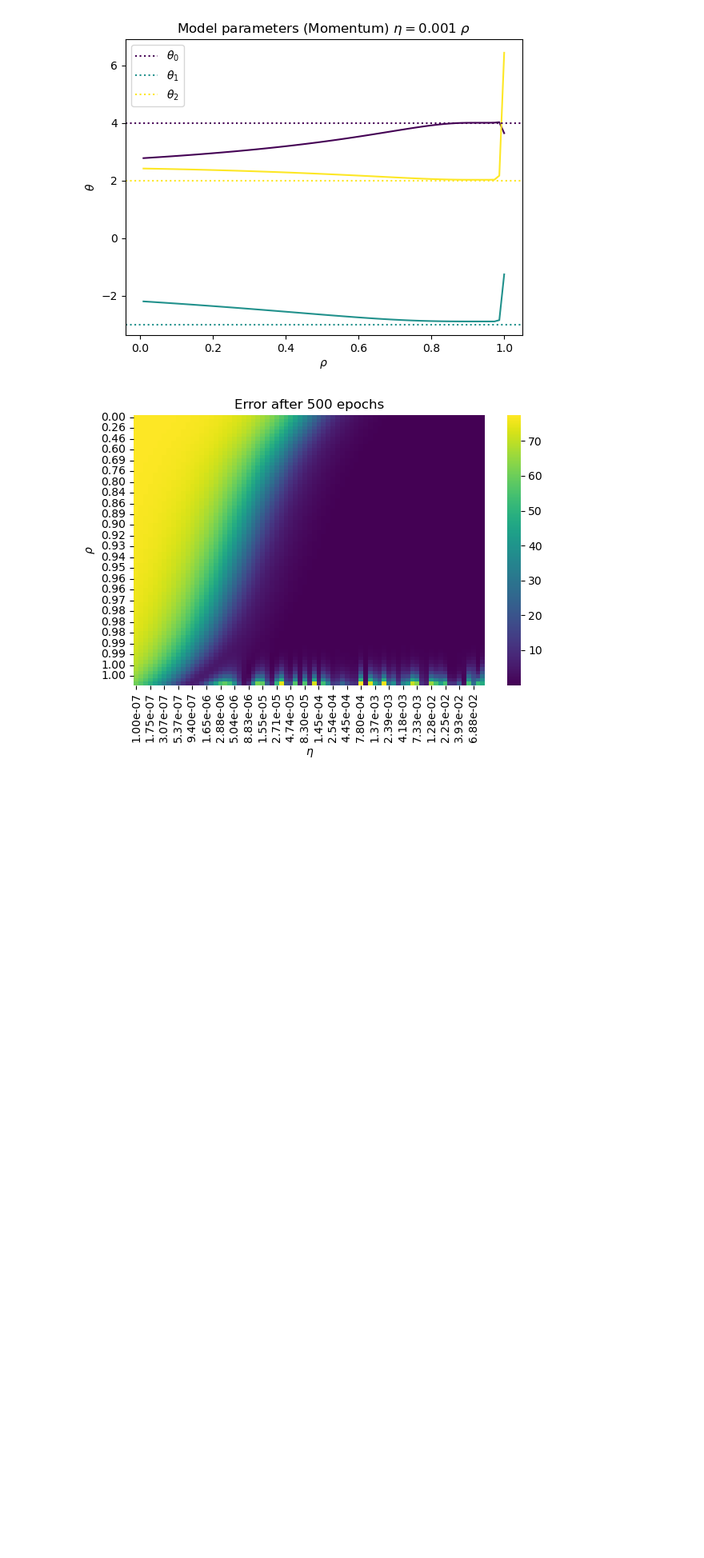
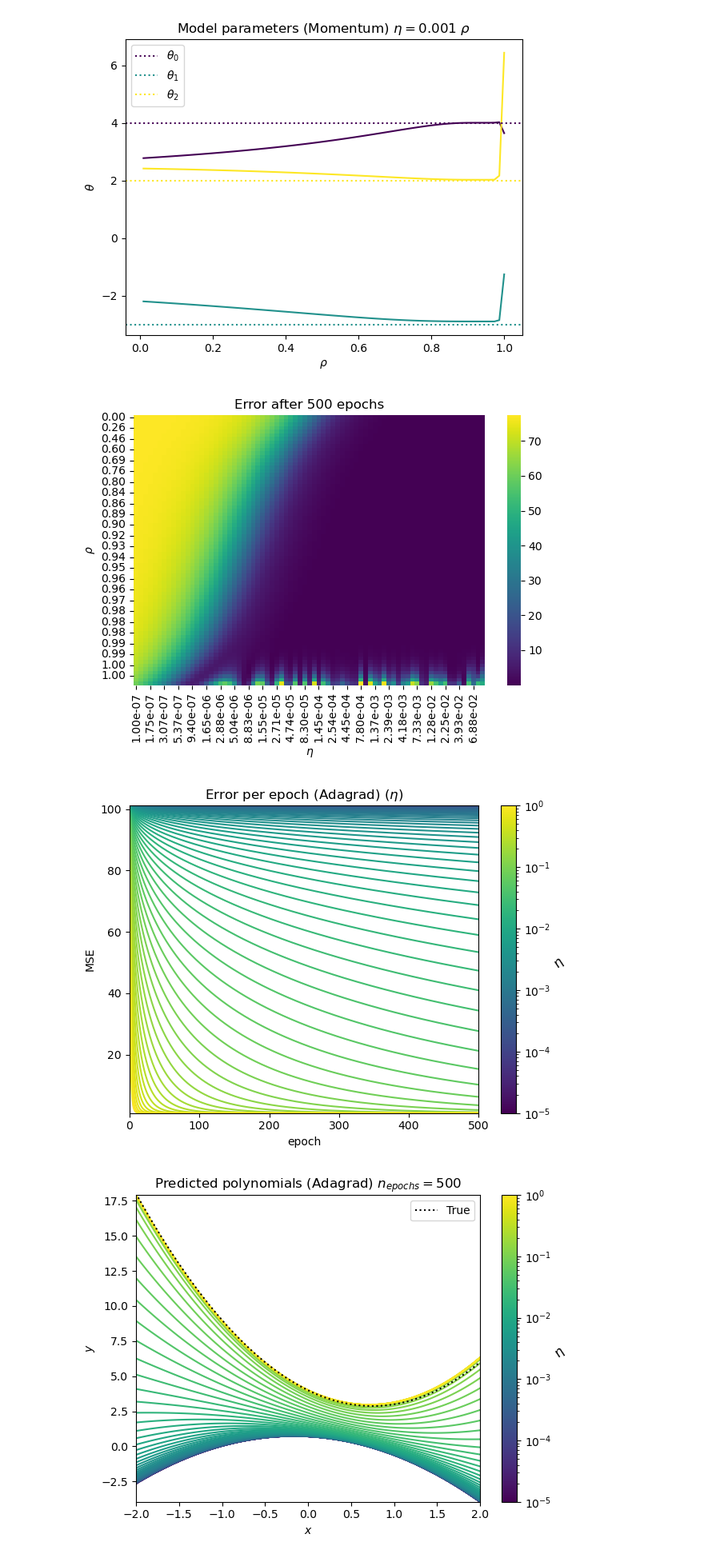
Before and after one commit to augustfe/FYSSTK, a Jupyter notebook: Project2/src/grad_rework.ipynb, the cells around one changed output. Shown at 80% size. Drawn from its saved outputs; the diff is of its cells as text; code cells hidden in the pictures; blank space fills up the shorter version.

Commit message:
I think Adagrad works

```diff
--- a/Project2/src/grad_rework.ipynb
+++ b/Project2/src/grad_rework.ipynb
@@ -9,10 +9,22 @@ np.random.seed(2023)
 n_points = 100
 x = np.random.randn(n_points)
 y = simple_poly(x) + np.random.randn(n_points)
-base_theta = np.array([4, -3, 2])
+
+x = x.reshape(-1, 1)
+y = y.reshape(-1, 1)
+true_theta = np.array([4, -3, 2]).reshape(-1, 1)
 n_epochs = 500
 # %%
-GA = GradAnalysis(x, y, n_epochs=n_epochs, seed=2023, model="OLS", method="analytic", true_theta=base_theta, target_func=simple_poly)
+GA = GradAnalysis(
+    x,
+    y,
+    n_epochs=n_epochs,
+    seed=2023,
+    model="OLS",
+    method="analytic",
+    true_theta=true_theta,
+    target_func=simple_poly,
+)
 # %%
 from Schedules import Constant
 
@@ -39,3 +51,9 @@ GA.momentum_analysis(eta_arr, rho_arr)
 [figure]
 [figure]
 [figure]
+# %%
+eta_arr = np.logspace(-5, 0, eta_num)
+GA.adagrad_analysis(eta_arr)
+# %% [output]
+[figure, added]
+[figure, added]
```
Also changed, not shown: parts of 4 cells of this notebook, 2 other files.
